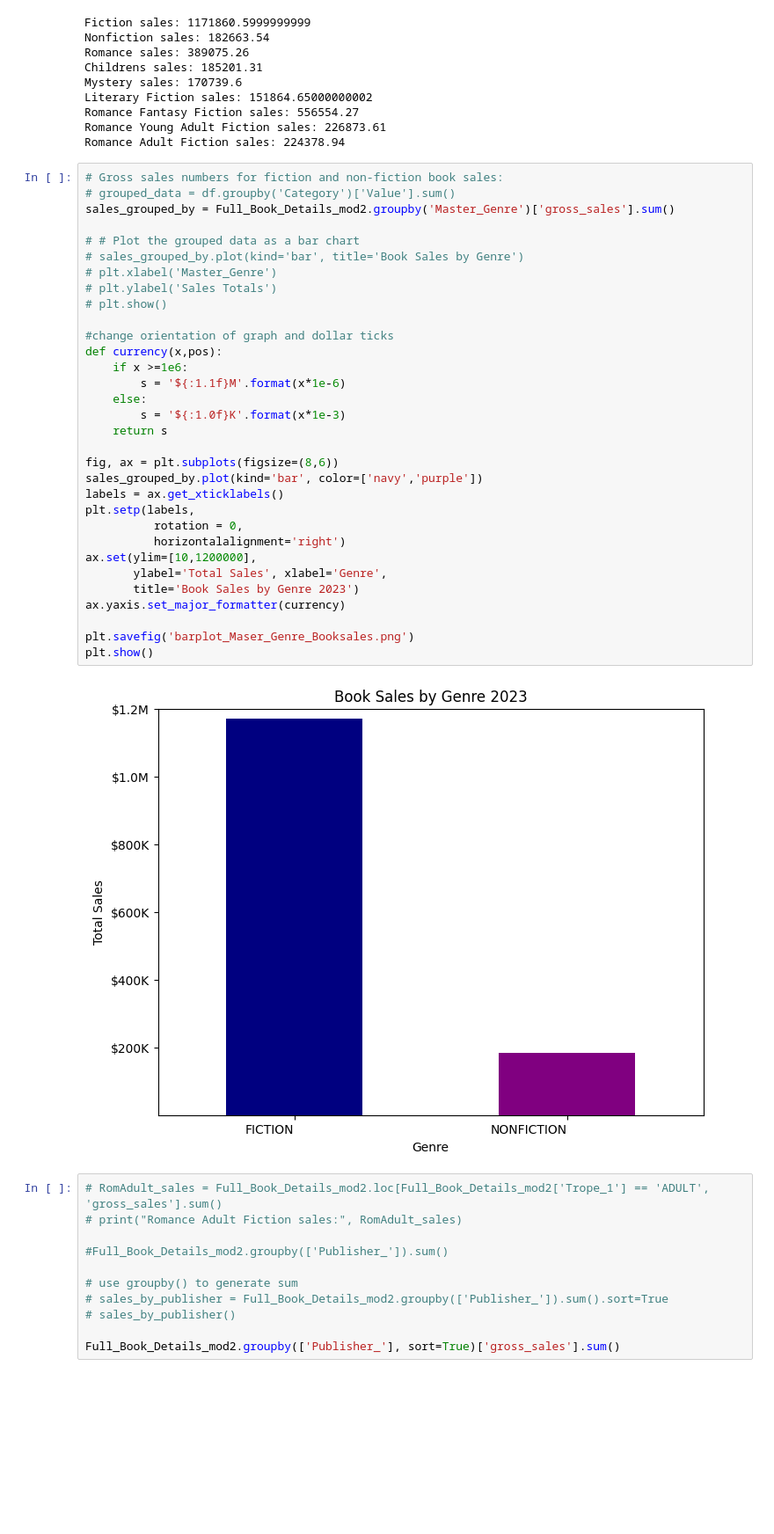
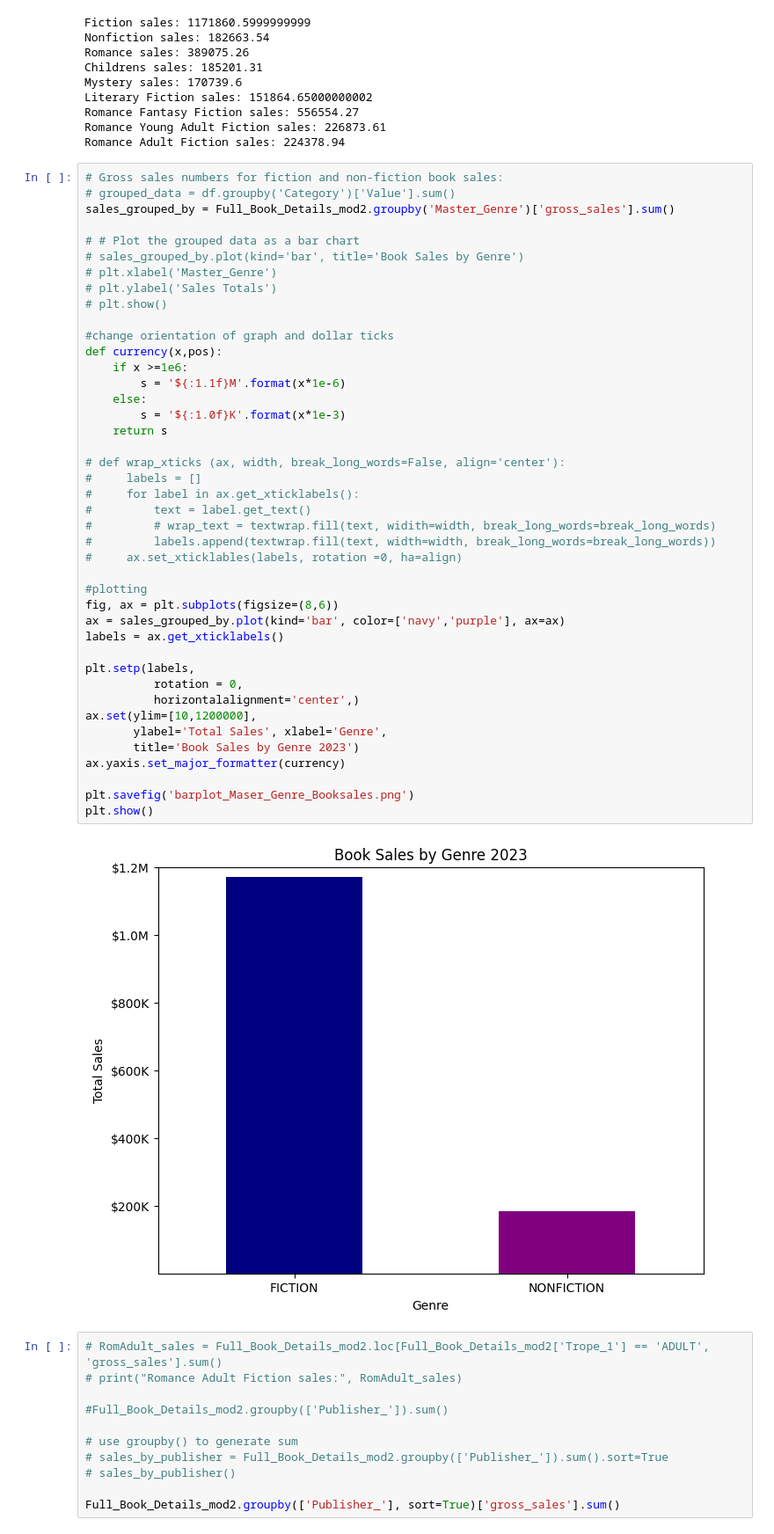
Before and after one commit to ammabe1/Publish-Me---Release-Assistant, a Jupyter notebook: Publish_Me Release_Assistant.ipynb, the cells around one changed output. Shown at 88% size. Saved outputs shown, nothing was run; the diff lists cells and outputs as text; blank space fills up the shorter version.

```diff
--- a/Publish_Me Release_Assistant.ipynb
+++ b/Publish_Me Release_Assistant.ipynb
@@ -1075,36 +1003,46 @@ Romance Adult Fiction sales: 224378.94
 # Gross sales numbers for fiction and non-fiction book sales:
 # grouped_data = df.groupby('Category')['Value'].sum()
 sales_grouped_by = Full_Book_Details_mod2.groupby('Master_Genre')['gross_sales'].sum()
 
 # # Plot the grouped data as a bar chart
 # sales_grouped_by.plot(kind='bar', title='Book Sales by Genre')
 # plt.xlabel('Master_Genre')
 # plt.ylabel('Sales Totals')
 # plt.show()
 
 #change orientation of graph and dollar ticks
 def currency(x,pos):
     if x >=1e6:
         s = '${:1.1f}M'.format(x*1e-6)
     else:
         s = '${:1.0f}K'.format(x*1e-3)
     return s
 
+# def wrap_xticks (ax, width, break_long_words=False, align='center'):
+#     labels = []
+#     for label in ax.get_xticklabels():
+#         text = label.get_text()
+#         # wrap_text = textwrap.fill(text, widith=width, break_long_words=break_long_words)
+#         labels.append(textwrap.fill(text, width=width, break_long_words=break_long_words))
+#     ax.set_xticklables(labels, rotation =0, ha=align)
+
+#plotting
 fig, ax = plt.subplots(figsize=(8,6))
-sales_grouped_by.plot(kind='bar', color=['navy','purple'])
+ax = sales_grouped_by.plot(kind='bar', color=['navy','purple'], ax=ax)
 labels = ax.get_xticklabels()
+
 plt.setp(labels,
           rotation = 0,
-          horizontalalignment='right')
+          horizontalalignment='center',)
 ax.set(ylim=[10,1200000],
        ylabel='Total Sales', xlabel='Genre',
        title='Book Sales by Genre 2023')
 ax.yaxis.set_major_formatter(currency)
 
 plt.savefig('barplot_Maser_Genre_Booksales.png')
 plt.show()
 # %% [output]
-[figure, old version]
+[figure, new version]
 # %%
 # RomAdult_sales = Full_Book_Details_mod2.loc[Full_Book_Details_mod2['Trope_1'] == 'ADULT', 'gross_sales'].sum()
 # print("Romance Adult Fiction sales:", RomAdult_sales)
```
Also changed, not shown: parts of 19 cells of this notebook, 1 other file.
